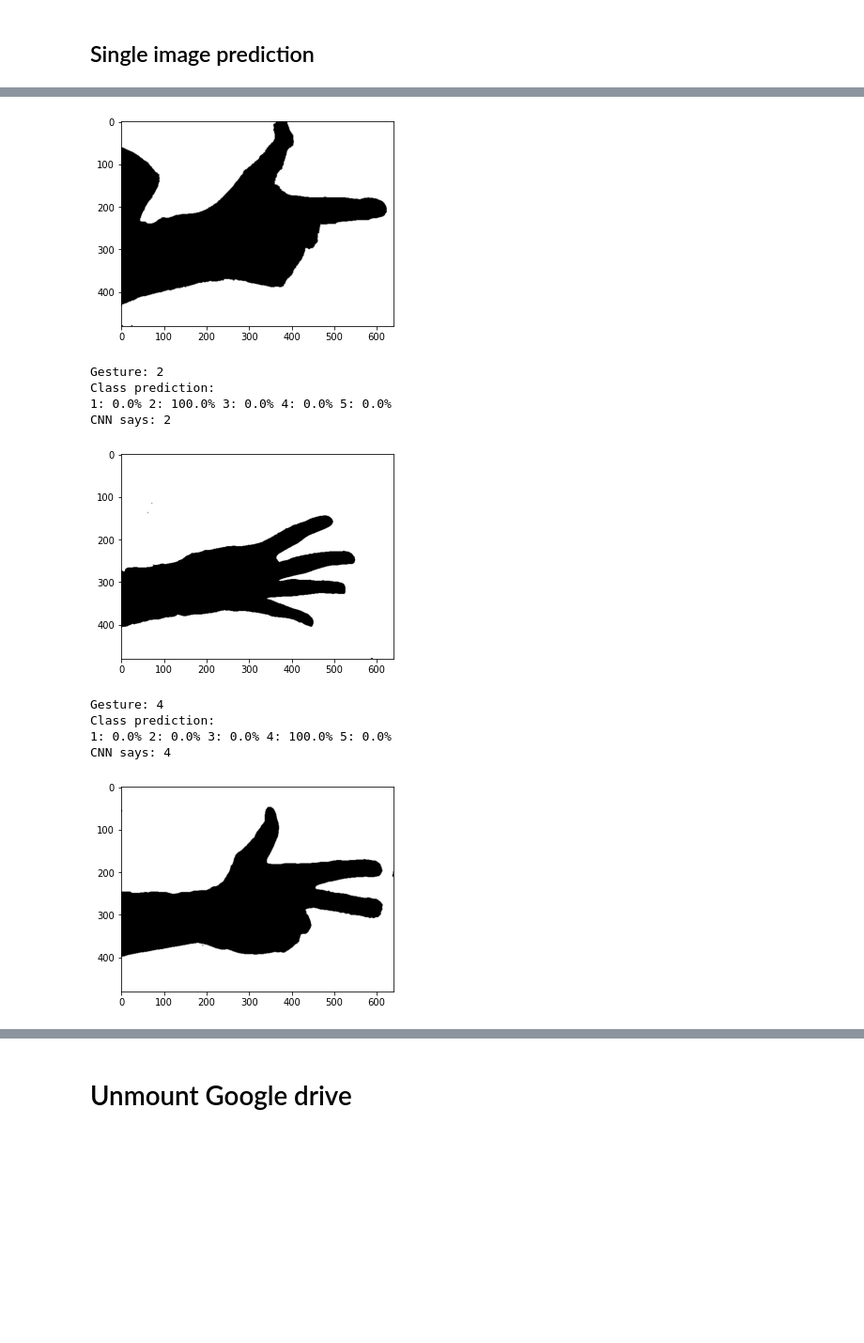
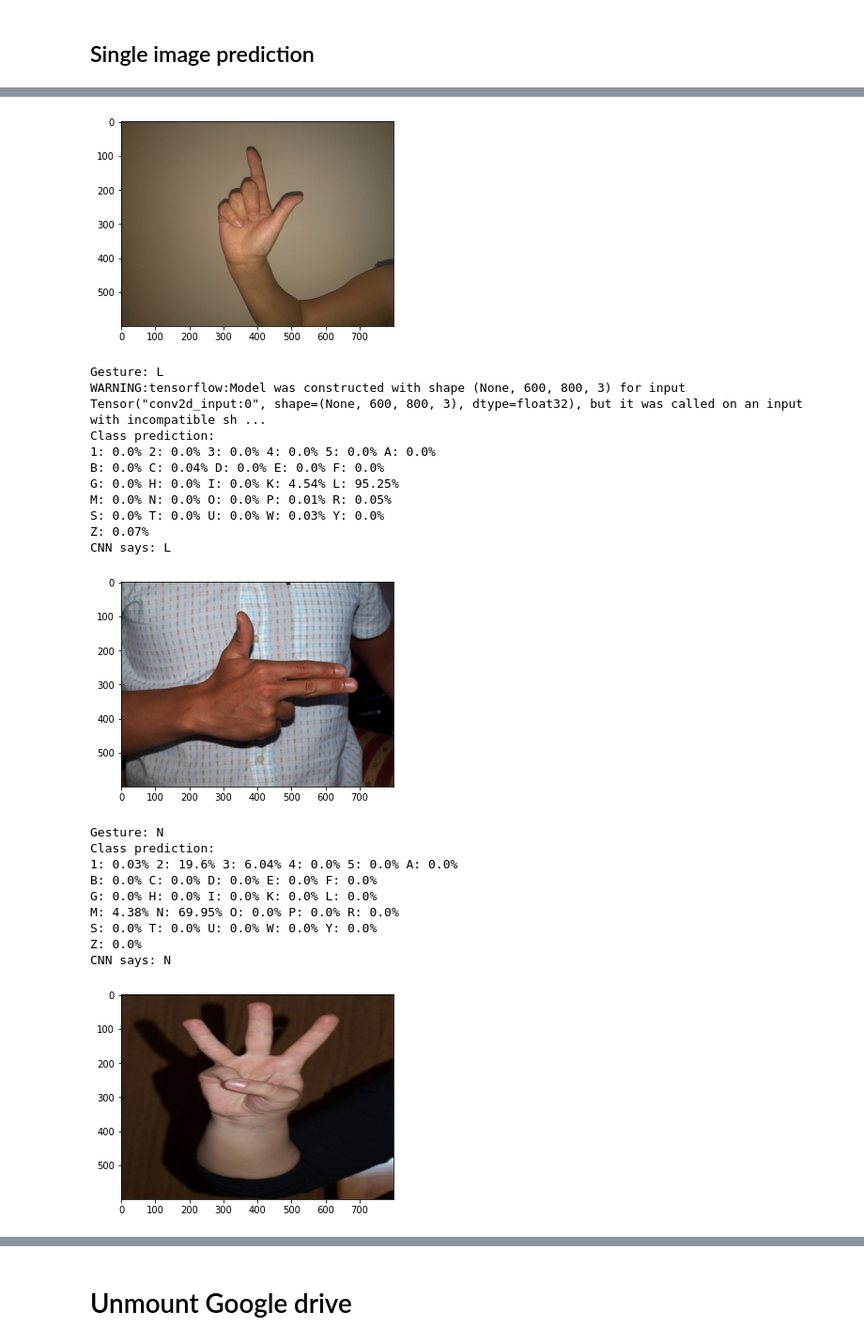
Before and after one commit to werd0n4/hand-gesture-classification, a Jupyter notebook: Main.ipynb, the cells around one changed output, grey strips where cells are left out. Shown at 94% size. Cells and saved outputs as stored; diff of their text form; code cells hidden in the pictures; blank space fills up the shorter version.

Commit message:
70% of accuracy on rgb images

```diff
--- a/Main.ipynb
+++ b/Main.ipynb
@@ -61,0 +46,5 @@ from matplotlib import pyplot as plt
+# %%
+horiz_x = 800
+vert_y = 600
+# horiz_x = 640
+# vert_y = 480
@@ -185,11 +125,4 @@ def sanity_check(path):
 # %%
-
-# def show_img(index, X, Y):
-#     # plt.imshow(X[index])
-#     plt.imshow(cv2.cvtColor(X[index],cv2.COLOR_BGR2RGB).astype('float32'))
-#     plt.show()
-#     nmb = int(np.where(Y[index] == 1)[0])
-#     print("On image: " + class_names[nmb])
 
 def show_img(i, path):
     testlist = glob.glob(f'{path}/*/*')
@@ -197,10 +130,10 @@ def show_img(i, path):
     plt.imshow(cv2.cvtColor(img, cv2.COLOR_BGR2RGB).astype('float32'))
     plt.show()
     label = testlist[i].split('/')[7]
-    label = label.split('_')[1]
+    # label = label.split('_')[1]
     print("Gesture: " + str(label))
 
-    return img
+    # return img
 
 # show_img(100)
 # %% [markdown]
@@ -239,10 +174,9 @@ def load_dataset():
 # %%
 
-# def create_model():
 model = Sequential()
-# kernel_initializer = initializers.RandomNormal(mean=0.0, stddev=0.05, seed=None)
+# kernel_initializer = initializers.RandomNormal(mean=0.0, stddev=0.05)
 # kernel_initializer=None
-# initializer = initializers.GlorotUniform(seed=10)
+# initializer = initializers.GlorotUniform()
 initializer = None
 # regularizer = regularizers.l2(l2=0.01)
 regularizer = None
@@ -368,11 +302,7 @@ model.add(MaxPool2D(
 model.add(Flatten())
 model.add(Dense(128, activation='relu'))
 model.add(Dropout(0.5))
-# model.add(Dense(64, activation='relu'))
-# model.add(Dropout(0.5))
-# model.add(Dense(32, activation='relu'))
-# model.add(Dropout(0.5))
-model.add(Dense(5, activation='softmax'))
+model.add(Dense(27, activation='softmax'))
 
 model.compile(
     loss='categorical_crossentropy',
@@ -381,5 +311,3 @@ model.compile(
     optimizer='rmsprop',
     metrics=['accuracy']
 )
-
-    # return model
@@ -595,29 +505,45 @@ CNN says: 2
 # %%
 imgslist = glob.glob(f'{imgs_test_path}/*/*')
+class_names = list(train_image_gen.class_indices.keys())
 
 for i in range(10):
-    nmb = random.randint(1, test_set_size)
+    nmb = random.randint(1, test_set_size-1)
     show_img(nmb, imgs_test_path)
-    single_img = imgslist[nmb]
-    single_img = image.load_img(single_img, target_size=(horiz_x, vert_y, 3))
+    single_img_path = imgslist[nmb]
+    single_img = image.load_img(single_img_path, target_size=(horiz_x, vert_y, 3))
     single_img = image.img_to_array(single_img)
     single_img = np.expand_dims(single_img, axis=0)
     prediction = model.predict(single_img)
     print('Class prediction: ')
     # print(prediction[0])
     for i, prc in enumerate(prediction[0]):
-        print(class_names[i] +": " + str(100*round(prc, 2)) + '%', end=" ")
+        if(i%5 == 0 and i != 0):
+            end="\n"
+        else:
+            end=" "
+        print(class_names[i] +": " + str(round(100*prc, 2)) + '%', end=end)
     prediction = np.argmax(prediction, axis=-1)
     print('\nCNN says: ' + class_names[int(prediction)])
 # %% [output]
-[figure, old version]
+[figure, new version]
-Gesture: 2
+Gesture: L
+WARNING:tensorflow:Model was constructed with shape (None, 600, 800, 3) for input Tensor("conv2d_input:0", shape=(None, 600, 800, 3), dtype=float32), but it was called on an input with incompatible sh ...
 Class prediction:
-1: 0.0% 2: 100.0% 3: 0.0% 4: 0.0% 5: 0.0%
-CNN says: 2
+1: 0.0% 2: 0.0% 3: 0.0% 4: 0.0% 5: 0.0% A: 0.0%
+B: 0.0% C: 0.04% D: 0.0% E: 0.0% F: 0.0%
+G: 0.0% H: 0.0% I: 0.0% K: 4.54% L: 95.25%
+M: 0.0% N: 0.0% O: 0.0% P: 0.01% R: 0.05%
+S: 0.0% T: 0.0% U: 0.0% W: 0.03% Y: 0.0%
+Z: 0.07%
+CNN says: L
-[figure, old version]
+[figure, new version]
-Gesture: 4
+Gesture: N
 Class prediction:
-1: 0.0% 2: 0.0% 3: 0.0% 4: 100.0% 5: 0.0%
-CNN says: 4
+1: 0.03% 2: 19.6% 3: 6.04% 4: 0.0% 5: 0.0% A: 0.0%
+B: 0.0% C: 0.0% D: 0.0% E: 0.0% F: 0.0%
+G: 0.0% H: 0.0% I: 0.0% K: 0.0% L: 0.0%
+M: 4.38% N: 69.95% O: 0.0% P: 0.0% R: 0.0%
+S: 0.0% T: 0.0% U: 0.0% W: 0.0% Y: 0.0%
+Z: 0.0%
+CNN says: N
-[figure, old version]
+[figure, new version]
```
Also changed, not shown: parts of 28 cells of this notebook.
